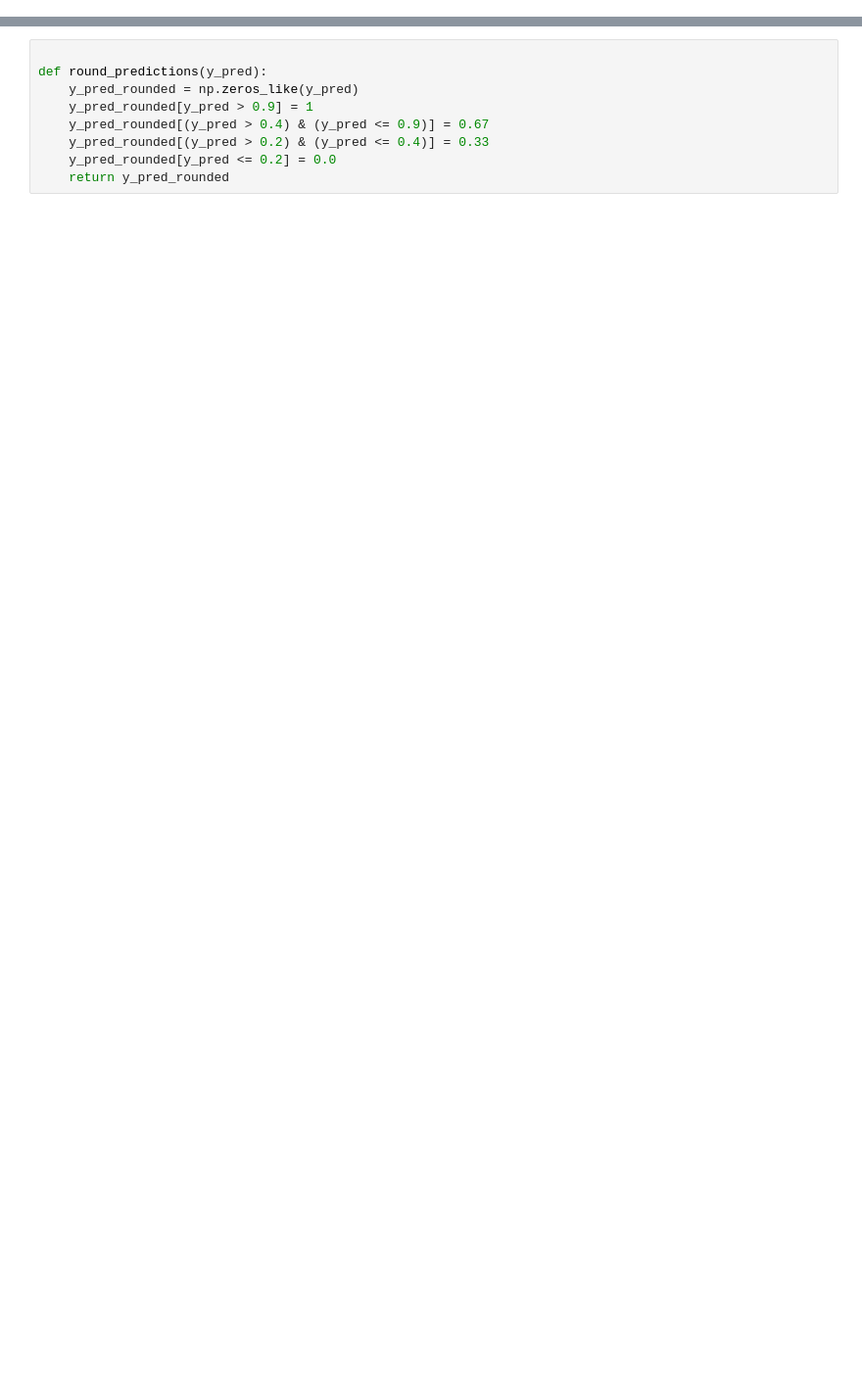
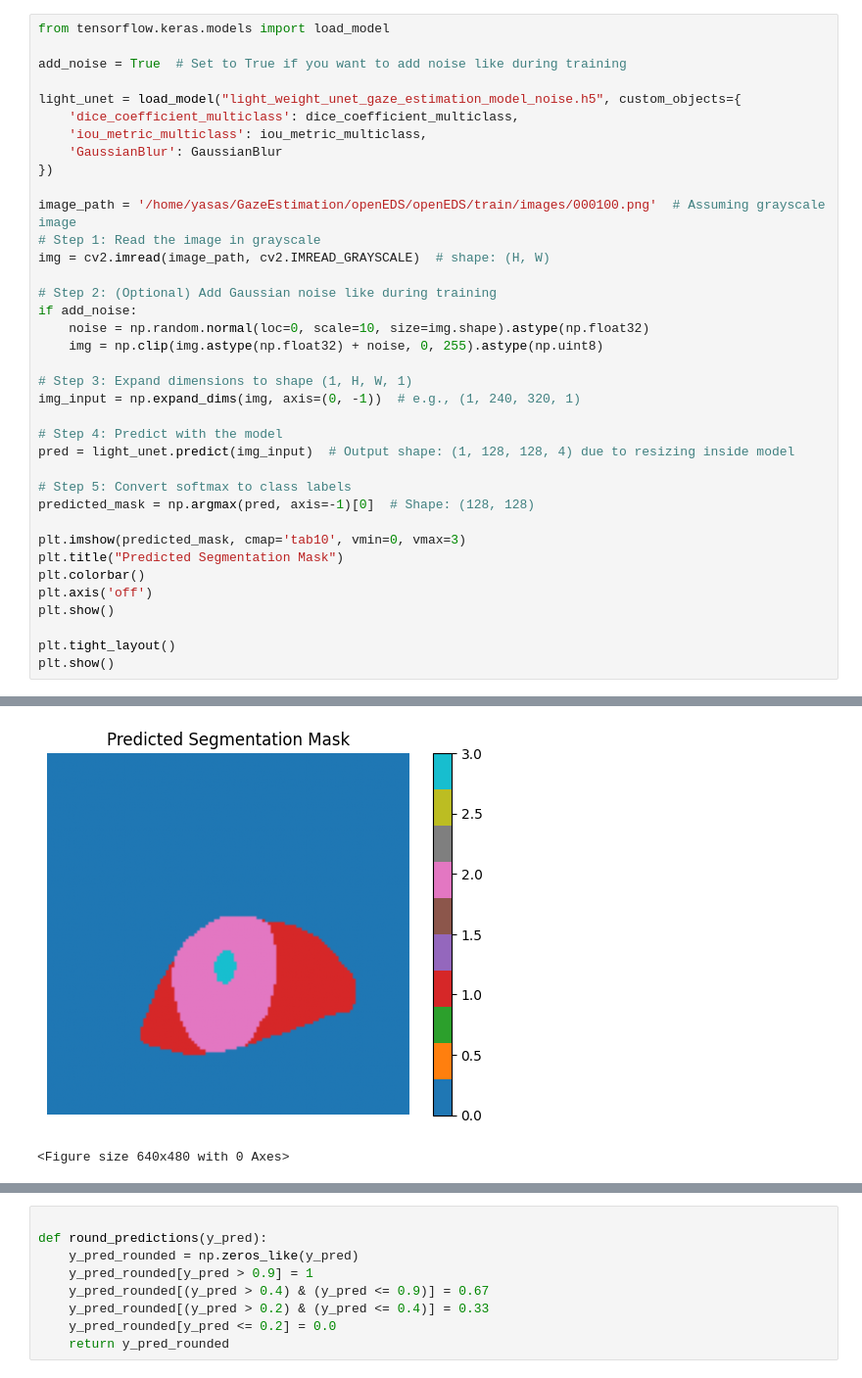
Before and after one commit to yasastharinda9511/GazeEstimation, a Jupyter notebook: gaze_estimation_resizing_and_normalization.ipynb, the cells around one changed output, grey strips where cells are left out. Shown: that part at 98% size. Drawn from its saved outputs; the diff is of its cells as text; blank space fills up the shorter version.

```diff
--- a/gaze_estimation_resizing_and_normalization.ipynb
+++ b/gaze_estimation_resizing_and_normalization.ipynb
@@ -176,0 +359,38 @@ WARNING:absl:You are saving your model as an HDF5 file via `model.save()` or `ke
+# %%
+from tensorflow.keras.models import load_model
+
+add_noise = True  # Set to True if you want to add noise like during training
+
+light_unet = load_model("light_weight_unet_gaze_estimation_model_noise.h5", custom_objects={
+    'dice_coefficient_multiclass': dice_coefficient_multiclass,
+    'iou_metric_multiclass': iou_metric_multiclass,
+    'GaussianBlur': GaussianBlur
+})
+
+image_path = '/home/yasas/GazeEstimation/openEDS/openEDS/train/images/000100.png'  # Assuming grayscale image
+# Step 1: Read the image in grayscale
+img = cv2.imread(image_path, cv2.IMREAD_GRAYSCALE)  # shape: (H, W)
+
+# Step 2: (Optional) Add Gaussian noise like during training
+if add_noise:
+    noise = np.random.normal(loc=0, scale=10, size=img.shape).astype(np.float32)
+    img = np.clip(img.astype(np.float32) + noise, 0, 255).astype(np.uint8)
+
+# Step 3: Expand dimensions to shape (1, H, W, 1)
+img_input = np.expand_dims(img, axis=(0, -1))  # e.g., (1, 240, 320, 1)
+
+# Step 4: Predict with the model
+pred = light_unet.predict(img_input)  # Output shape: (1, 128, 128, 4) due to resizing inside model
+
+# Step 5: Convert softmax to class labels
+predicted_mask = np.argmax(pred, axis=-1)[0]  # Shape: (128, 128)
+
+plt.imshow(predicted_mask, cmap='tab10', vmin=0, vmax=3)
+plt.title("Predicted Segmentation Mask")
+plt.colorbar()
+plt.axis('off')
+plt.show()
+
+plt.tight_layout()
+plt.show()
+# %% [output]
@@ -177,2 +399,4 @@ WARNING:absl:You are saving your model as an HDF5 file via `model.save()` or `ke
+[figure, added]
+<Figure size 640x480 with 0 Axes>
 # %%
 # Re-define dice_loss again (important!)
```
Also changed, not shown: parts of 14 cells of this notebook, 1 other file.
